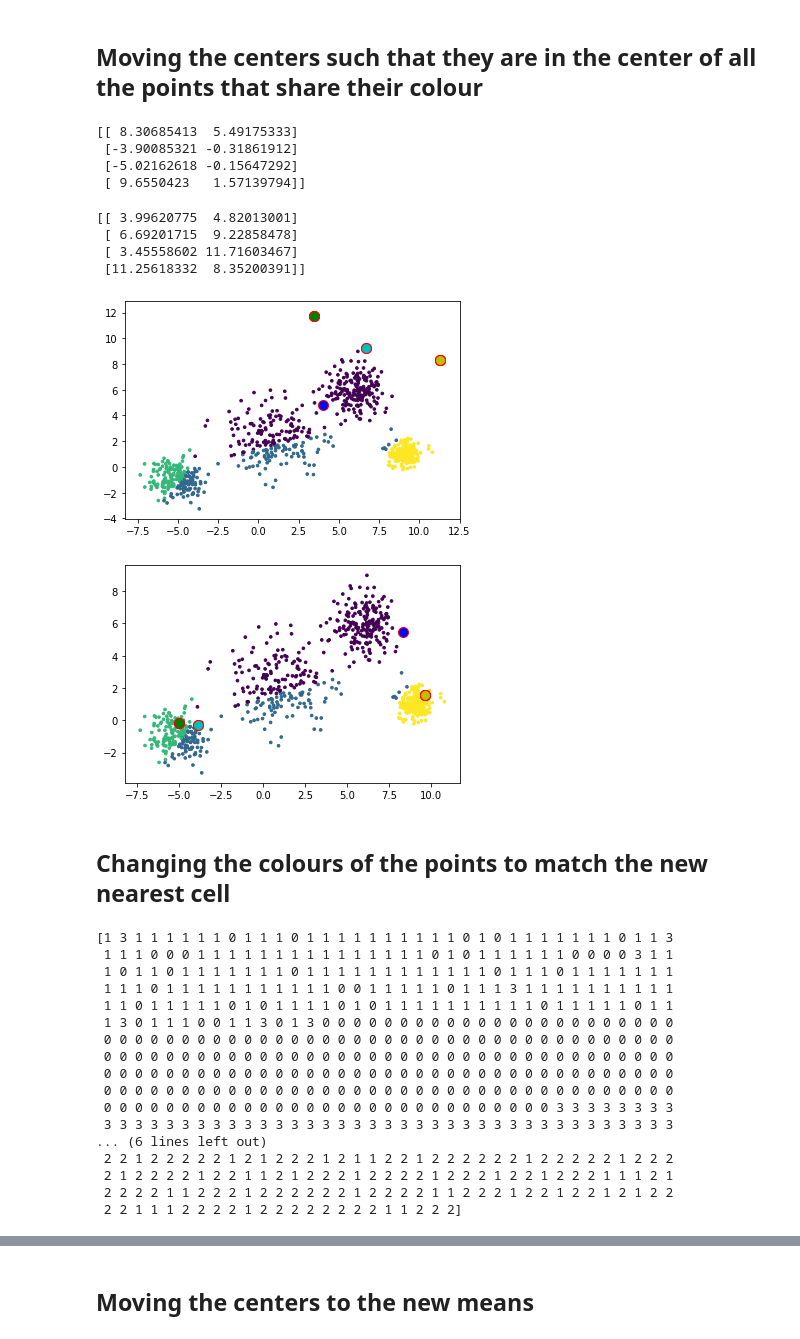
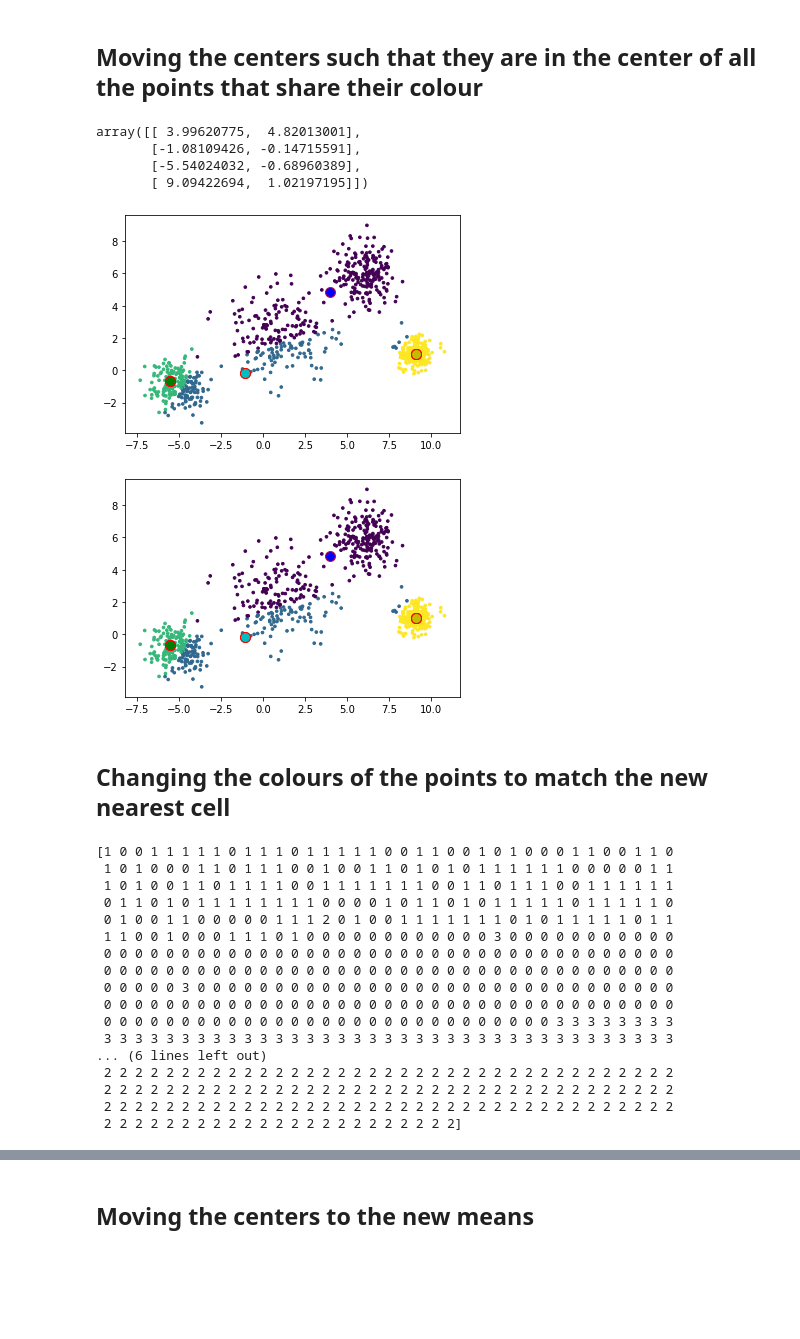
Before and after one commit to Phllips/Portfolio, a Jupyter notebook: Portfolio 3.ipynb, the cells around one changed output, grey strips where cells are left out. Drawn from its saved outputs; the diff is of its cells as text; code cells hidden in the pictures; blank space fills up the shorter version.

```diff
--- a/Portfolio 3.ipynb
+++ b/Portfolio 3.ipynb
@@ -101,52 +101,37 @@ plt.scatter(data[:,0], data[:,1], s=7, c=cluster)
 # %% [markdown]
 ## Moving the centers such that they are in the center of all the points that share their colour
 # %%
+meanStorageX = []
+meanStorageY = []
+
 new_centres = np.zeros((4,2))
 def update(k):
     for i in range(len(new_centres)):
+        meanStorageX.clear()
+        meanStorageY.clear()
         for j in range(len(data)):
             if(cluster[j] == i):
-                new_centres[i:,0] = np.mean(data[j][0])
-                new_centres[i:,1] = np.mean(data[j][1])
+                meanStorageX.append(data[j][0])
+                meanStorageY.append(data[j][1])
+                new_centres[i:,0] = np.mean(meanStorageX)
+                new_centres[i:,1] = np.mean(meanStorageY)
     return k
-
-update(new_centres)
-
-print(new_centres)
-# %% [output]
-[[ 8.30685413  5.49175333]
- [-3.90085321 -0.31861912]
- [-5.02162618 -0.15647292]
- [ 9.6550423   1.57139794]]
-# %%
-fixedcentres = np.zeros((4,2))
-
-total = 0
-count = 0
-
-for i in range(len(new_centres)):
-    count = 0
-    for j in range(len(data)):
-        if cluster[j] == i:
-            count+=1
-            total+=data[j]
-    fixedcentres[i] = (total/count)
-
-print(fixedcentres)
-# %% [output]
-[[ 3.99620775  4.82013001]
- [ 6.69201715  9.22858478]
- [ 3.45558602 11.71603467]
- [11.25618332  8.35200391]]
+# %%
+update(new_centres)
+# %% [output]
+array([[ 3.99620775,  4.82013001],
+       [-1.08109426, -0.14715591],
+       [-5.54024032, -0.68960389],
+       [ 9.09422694,  1.02197195]])
 # %%
 colmap = {0: 'b', 1: 'c', 2: 'g', 3: 'y'}
 
 plt.scatter(data[:,0], data[:,1], s=7, c=cluster)
 
 for i in range(k):
-    plt.scatter(fixedcentres[i:,0], fixedcentres[i:,1], s=100, c = colmap[i], edgecolors='r')
+    plt.scatter(new_centres[i:,0], new_centres[i:,1], s=100, c = colmap[i], edgecolors='r')
 # %% [output]
-[figure, old version]
+[figure, new version]
 # %%
 colmap = {0: 'b', 1: 'c', 2: 'g', 3: 'y'}
 
@@ -155,7 +140,7 @@ plt.scatter(data[:,0], data[:,1], s=7, c=cluster)
 for i in range(k):
     plt.scatter(new_centres[i:,0], new_centres[i:,1], s=100, c = colmap[i], edgecolors='r')
 # %% [output]
-[figure, old version]
+[figure, new version]
 # %% [markdown]
 ## Changing the colours of the points to match the new nearest cell
 # %%
@@ -166,23 +151,23 @@ cluster2 = np.argmin(distance2, axis = 1)
 
 print(cluster2)
 # %% [output]
-[1 3 1 1 1 1 1 1 0 1 1 1 0 1 1 1 1 1 1 1 1 1 1 0 1 0 1 1 1 1 1 1 1 0 1 1 3
- 1 1 1 0 0 0 1 1 1 1 1 1 1 1 1 1 1 1 1 1 1 0 1 0 1 1 1 1 1 1 0 0 0 0 3 1 1
- 1 0 1 1 0 1 1 1 1 1 1 1 0 1 1 1 1 1 1 1 1 1 1 1 1 0 1 1 1 0 1 1 1 1 1 1 1
- 1 1 1 0 1 1 1 1 1 1 1 1 1 1 1 0 0 1 1 1 1 1 0 1 1 1 3 1 1 1 1 1 1 1 1 1 1
- 1 1 0 1 1 1 1 1 0 1 0 1 1 1 1 0 1 0 1 1 1 1 1 1 1 1 1 1 0 1 1 1 1 1 0 1 1
- 1 3 0 1 1 1 0 0 1 1 3 0 1 3 0 0 0 0 0 0 0 0 0 0 0 0 0 0 0 0 0 0 0 0 0 0 0
+[1 0 0 1 1 1 1 1 0 1 1 1 0 1 1 1 1 1 0 0 1 1 0 0 1 0 1 0 0 0 1 1 0 0 1 1 0
+ 1 0 1 0 0 0 1 1 0 1 1 1 0 0 1 0 0 1 1 0 1 0 1 0 1 1 1 1 1 1 0 0 0 0 0 1 1
+ 1 0 1 0 0 1 1 0 1 1 1 1 0 0 1 1 1 1 1 1 1 0 0 1 1 0 1 1 1 0 0 1 1 1 1 1 1
+ 0 1 1 0 1 0 1 1 1 1 1 1 1 1 0 0 0 0 1 0 1 1 0 1 0 1 1 1 1 1 0 1 1 1 1 1 0
+ 0 1 0 0 1 1 0 0 0 0 0 1 1 1 2 0 1 0 0 1 1 1 1 1 1 1 0 1 0 1 1 1 1 1 0 1 1
+ 1 1 0 0 1 0 0 0 1 1 1 0 1 0 0 0 0 0 0 0 0 0 0 0 0 3 0 0 0 0 0 0 0 0 0 0 0
  0 0 0 0 0 0 0 0 0 0 0 0 0 0 0 0 0 0 0 0 0 0 0 0 0 0 0 0 0 0 0 0 0 0 0 0 0
  0 0 0 0 0 0 0 0 0 0 0 0 0 0 0 0 0 0 0 0 0 0 0 0 0 0 0 0 0 0 0 0 0 0 0 0 0
- 0 0 0 0 0 0 0 0 0 0 0 0 0 0 0 0 0 0 0 0 0 0 0 0 0 0 0 0 0 0 0 0 0 0 0 0 0
+ 0 0 0 0 0 3 0 0 0 0 0 0 0 0 0 0 0 0 0 0 0 0 0 0 0 0 0 0 0 0 0 0 0 0 0 0 0
  0 0 0 0 0 0 0 0 0 0 0 0 0 0 0 0 0 0 0 0 0 0 0 0 0 0 0 0 0 0 0 0 0 0 0 0 0
  0 0 0 0 0 0 0 0 0 0 0 0 0 0 0 0 0 0 0 0 0 0 0 0 0 0 0 0 0 3 3 3 3 3 3 3 3
  3 3 3 3 3 3 3 3 3 3 3 3 3 3 3 3 3 3 3 3 3 3 3 3 3 3 3 3 3 3 3 3 3 3 3 3 3
 ... (6 lines left out)
- 2 2 1 2 2 2 2 2 1 2 1 2 2 2 1 2 1 1 2 2 1 2 2 2 2 2 2 1 2 2 2 2 2 1 2 2 2
- 2 1 2 2 2 2 1 2 2 1 1 2 1 2 2 2 1 2 2 2 2 1 2 2 2 1 2 2 1 2 2 2 1 1 1 2 1
- 2 2 2 2 1 1 2 2 2 1 2 2 2 2 2 2 1 2 2 2 2 1 1 2 2 2 1 2 2 1 2 2 1 2 1 2 2
- 2 2 1 1 1 2 2 2 2 1 2 2 2 2 2 2 2 2 1 1 2 2 2]
+ 2 2 2 2 2 2 2 2 2 2 2 2 2 2 2 2 2 2 2 2 2 2 2 2 2 2 2 2 2 2 2 2 2 2 2 2 2
+ 2 2 2 2 2 2 2 2 2 2 2 2 2 2 2 2 2 2 2 2 2 2 2 2 2 2 2 2 2 2 2 2 2 2 2 2 2
+ 2 2 2 2 2 2 2 2 2 2 2 2 2 2 2 2 2 2 2 2 2 2 2 2 2 2 2 2 2 2 2 2 2 2 2 2 2
+ 2 2 2 2 2 2 2 2 2 2 2 2 2 2 2 2 2 2 2 2 2 2 2]
 # %%
 colmap = {0: 'b', 1: 'c', 2: 'g', 3: 'y'}
 
```
Also changed, not shown: parts of 11 cells of this notebook.
